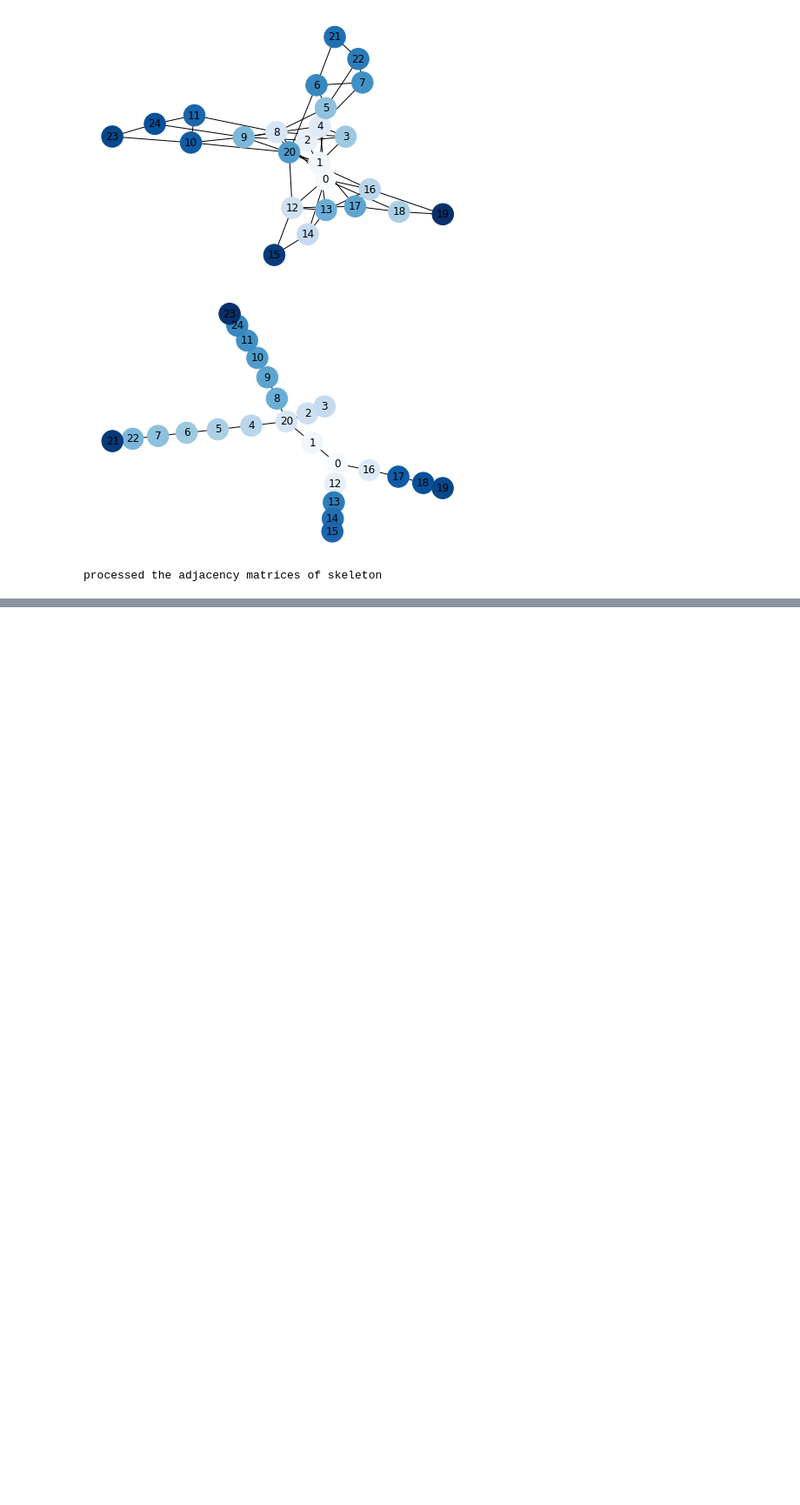
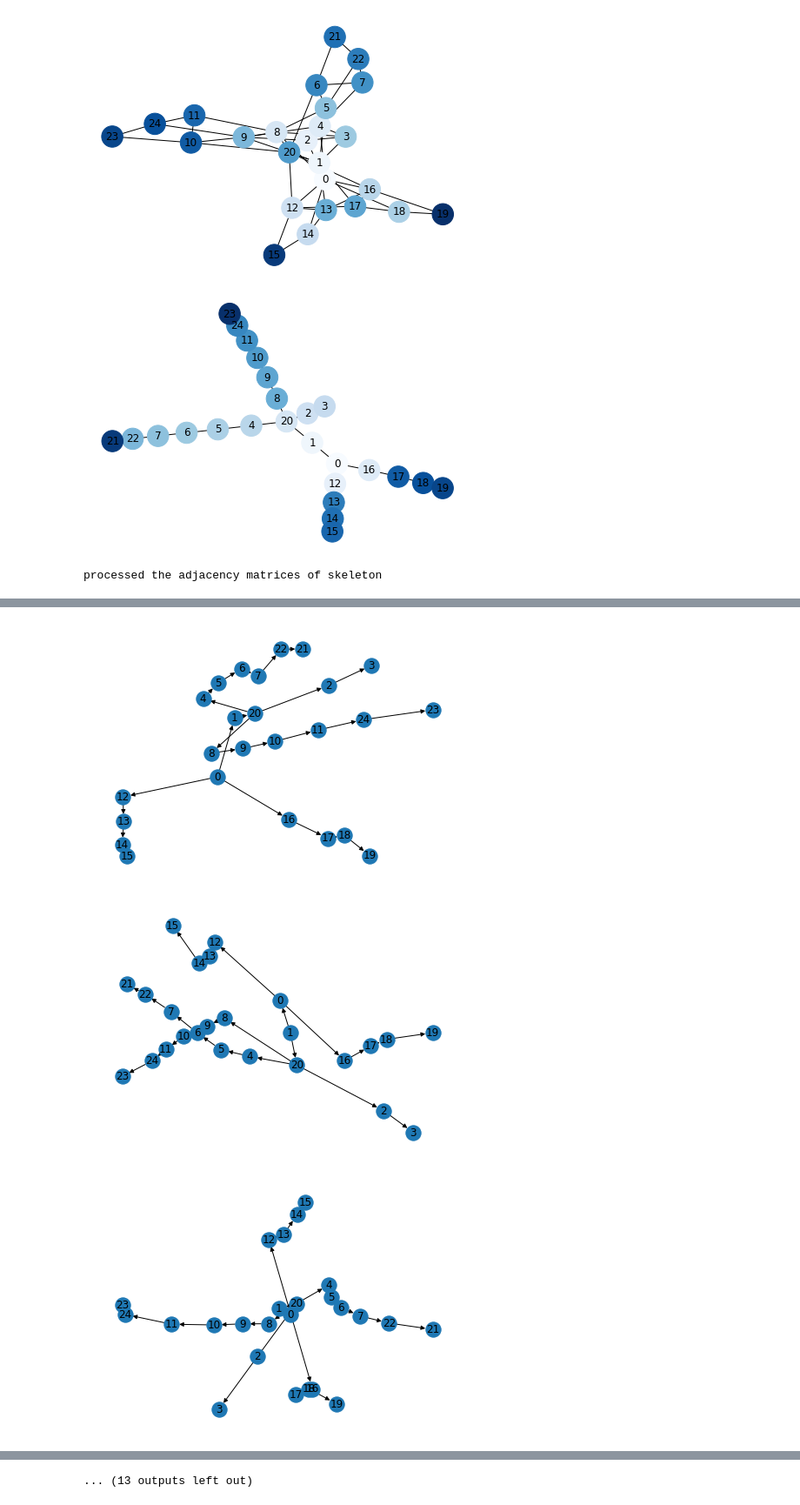
Before and after one commit to imj2185/STAR, a Jupyter notebook: visualization.ipynb, the cells around one changed output, grey strips where cells are left out. Shown at 87% size. Cells and saved outputs as stored; diff of their text form; code cells hidden in the pictures; blank space fills up the shorter version.

Commit message:
add bfs_enc
breadth-first search encoding

```diff
--- a/visualization.ipynb
+++ b/visualization.ipynb
@@ -208,3 +208,25 @@ b = next(iter(loader))
 make_dot(lt(b.x, ds.skeleton_, b.batch), params=dict(lt.named_parameters()))
 # %% [output]
 [drawing not drawn]
+# %%
+import pylab as plt
+import networkx as nx
+import numpy as np
+from scipy.sparse import csr_matrix, coo_matrix
+from scipy.sparse.csgraph import breadth_first_tree
+
+adj = [[0, 1, 2, 3, 4, 5, 6, 7, 8, 9, 10, 11, 12, 13, 14, 15, 16, 17, 18, 19, 21, 22, 23, 24],
+       [1, 20, 20, 2, 20, 4, 5, 6, 20, 8, 9, 10, 0, 12, 13, 14, 0, 16, 17, 18, 22, 7, 24, 11]]
+data = np.ones(24)
+row = np.array(adj[0])
+col = np.array(adj[1])
+gr = coo_matrix((data, (row, col)), shape=(25, 25))
+for i in range(max(adj[0]) + 1):
+    t = breadth_first_tree(gr, i, directed=False).tocoo()
+    g = nx.from_scipy_sparse_matrix(t, create_using=nx.DiGraph)
+    nx.draw(g, pos=nx.spring_layout(g), with_labels=True)
+    plt.show()
+# %% [output]
+[figure, added]
+[figure, added]
+[figure, added]
@@ -210,0 +242 @@ make_dot(lt(b.x, ds.skeleton_, b.batch), params=dict(lt.named_parameters()))
+... (13 outputs left out)
```
Also changed, not shown: parts of 2 cells of this notebook, 2 other files.
